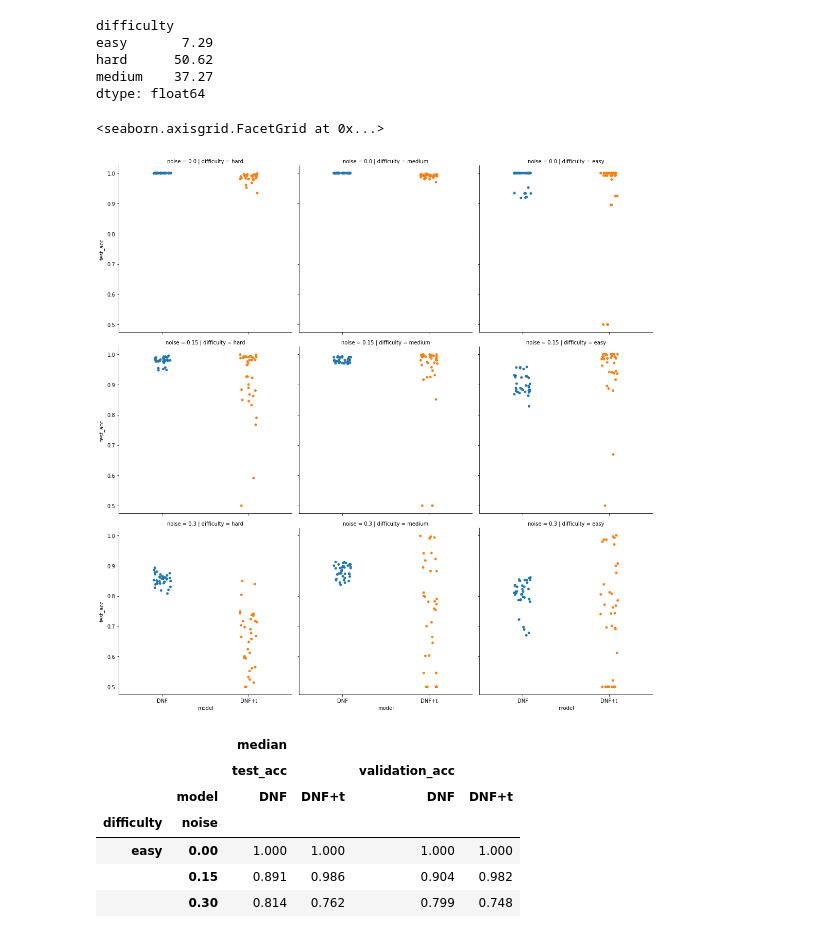
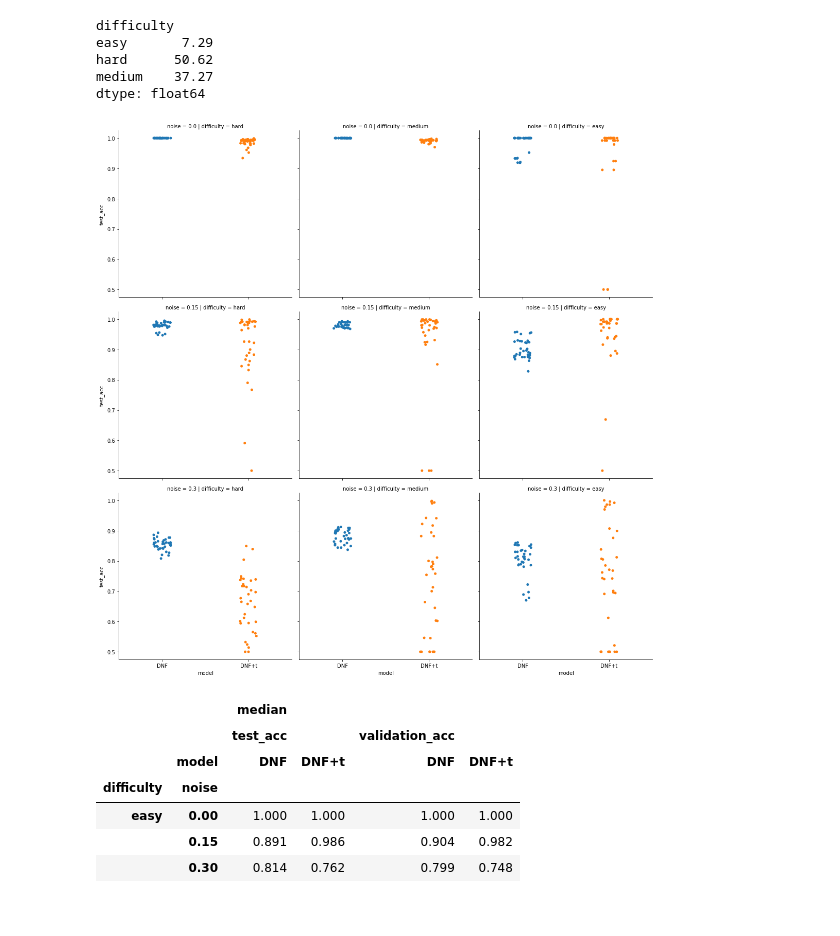
Before and after one commit to nuric/pix2rule, a Jupyter notebook: analyse_gendnf.ipynb, the cells around one changed output. Saved outputs shown, nothing was run; the diff lists cells and outputs as text; code cells hidden in the pictures.

Commit message:
Save plots generated for gendnf analysis.

```diff
--- a/analyse_gendnf.ipynb
+++ b/analyse_gendnf.ipynb
@@ -237,12 +237,12 @@ dtype: float64
 # %%
 # Here are all the runs, 315 experiments x2 for thresholded results
 dnf_data = pd.concat([best_data, pruning_data])
 dnf_data.reset_index(drop=True, inplace=True)
 #melted_dnf_data = dnf_data.melt(id_vars=['difficulty', 'noise', 'model'], value_vars=['validation_acc', 'test_acc'])
-sns.catplot(x='model', y='test_acc', col='difficulty', row='noise', kind='strip', data=dnf_data)
+g = sns.catplot(x='model', y='test_acc', col='difficulty', row='noise', kind='strip', data=dnf_data)
+g.savefig("plots/all_dnf_data.pdf")
 # %% [output]
-<seaborn.axisgrid.FacetGrid at 0x...>
-[figure, old version]
+[figure, new version]
 # %%
 # Since symbolic learners are deterministic and return the optimal result, we will take the best
 # out of 5 runs for each rule in each difficulty, but just to ensure that the results are consistent
```
Also changed, not shown: parts of 5 cells of this notebook.
